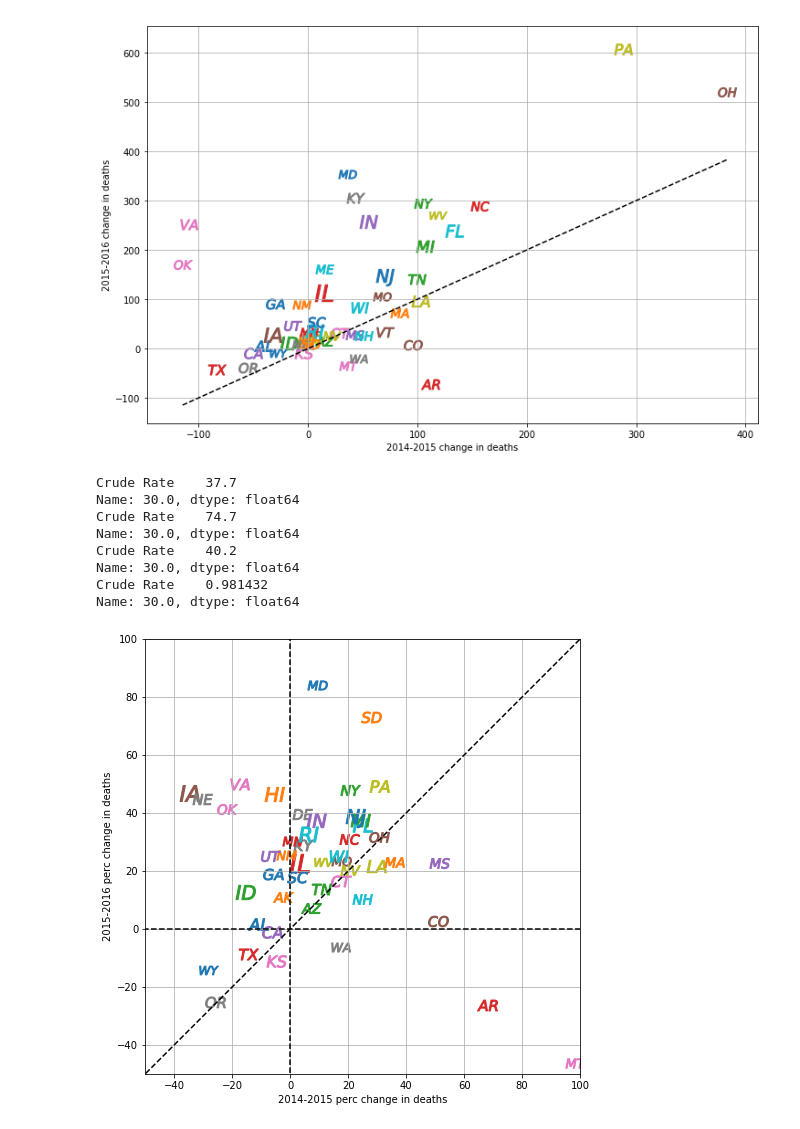
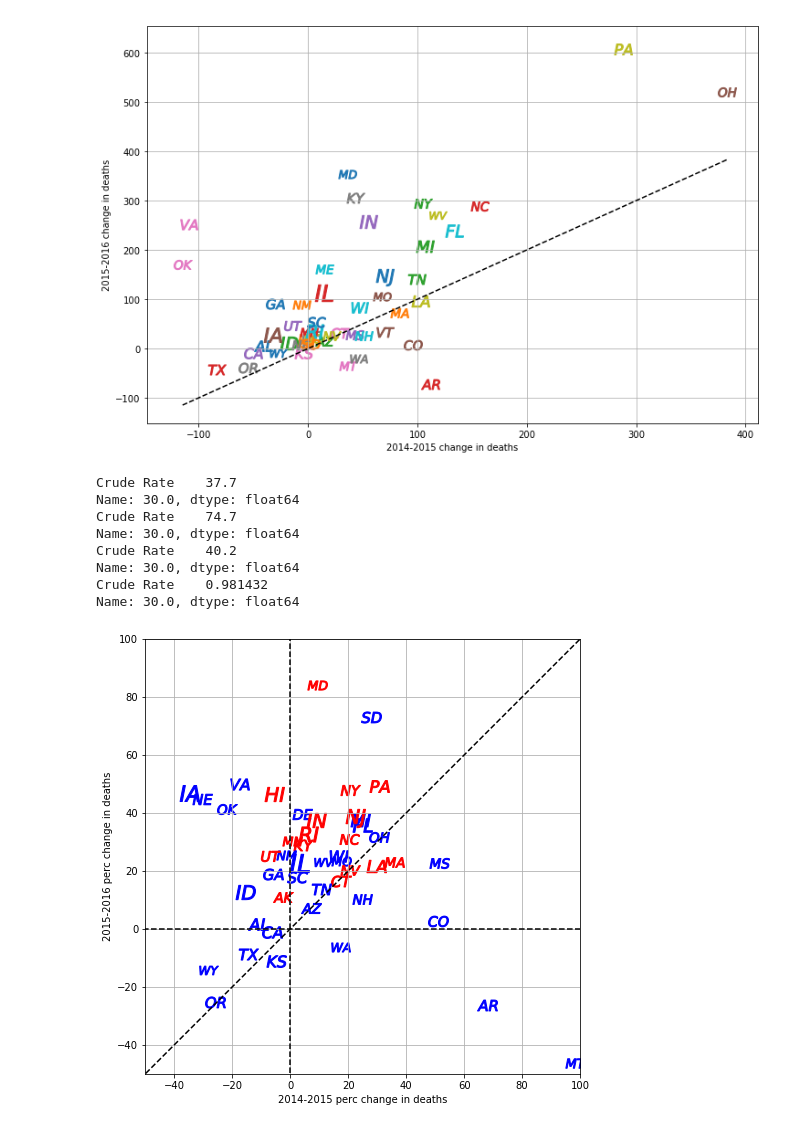
Before and after one commit to conservasian/opi-nope, a Jupyter notebook: analyze_data.ipynb, the cells around one changed output. Saved outputs shown, nothing was run; the diff lists cells and outputs as text; code cells hidden in the pictures.

Commit message:
Added plots for number of opioid prescription vs. drug overdose deaths.

```diff
--- a/analyze_data.ipynb
+++ b/analyze_data.ipynb
@@ -326,41 +326,49 @@ fig = plt.figure()
 
 ax = fig.add_subplot(111)
 
+drug_limit_law_abbr = ['AK', 'CT', 'HI', 'IN', 'KY', 'LA', 'ME', 'MD',
+    'MA', 'MN', 'NV', 'NJ', 'NY', 'NC', 'PA', 'RI', 'UT']
+
 for i in range(57):
     fips_code = '{:02d}'.format(i)
     if us.states.lookup(fips_code) is None:
         continue
 
     state_abbrev = us.states.lookup(fips_code).abbr
+    if state_abbrev in drug_limit_law_abbr:
+        color = 'r'
+    else:
+        color = 'b'
+
     ax.scatter(1e2*diff1514_perc['Crude Rate'][i], 1e2*diff1615_perc['Crude Rate'][i], s=400,
-        marker=r"${}$".format(state_abbrev))
+        marker=r"${}$".format(state_abbrev), c=color)
 
 ax.grid()
 ax.plot([-100, 100], [-100, 100], 'k--')
 ax.plot([0, 0], [-100, 100], 'k--')
 ax.plot([-100, 100], [0, 0], 'k--')
 
 
 ax.set_xlabel('2014-2015 perc change in deaths')
 ax.set_ylabel('2015-2016 perc change in deaths')
 
 plt.axes().set_aspect('equal')
 
 
 ax.set_xlim([-50, 100])
 ax.set_ylim([-50, 100])
 state_num = 30
 print(df14_statesum.loc[state_num])
 print(df15_statesum.loc[state_num])
 print(df16_statesum.loc[state_num])
 print(diff1514_perc.loc[state_num])
 # %% [output]
 Crude Rate    37.7
 Name: 30.0, dtype: float64
 Crude Rate    74.7
 Name: 30.0, dtype: float64
 Crude Rate    40.2
 Name: 30.0, dtype: float64
 Crude Rate    0.981432
 Name: 30.0, dtype: float64
-[figure, old version]
+[figure, new version]
```
Also changed, not shown: parts of 2 cells of this notebook.
